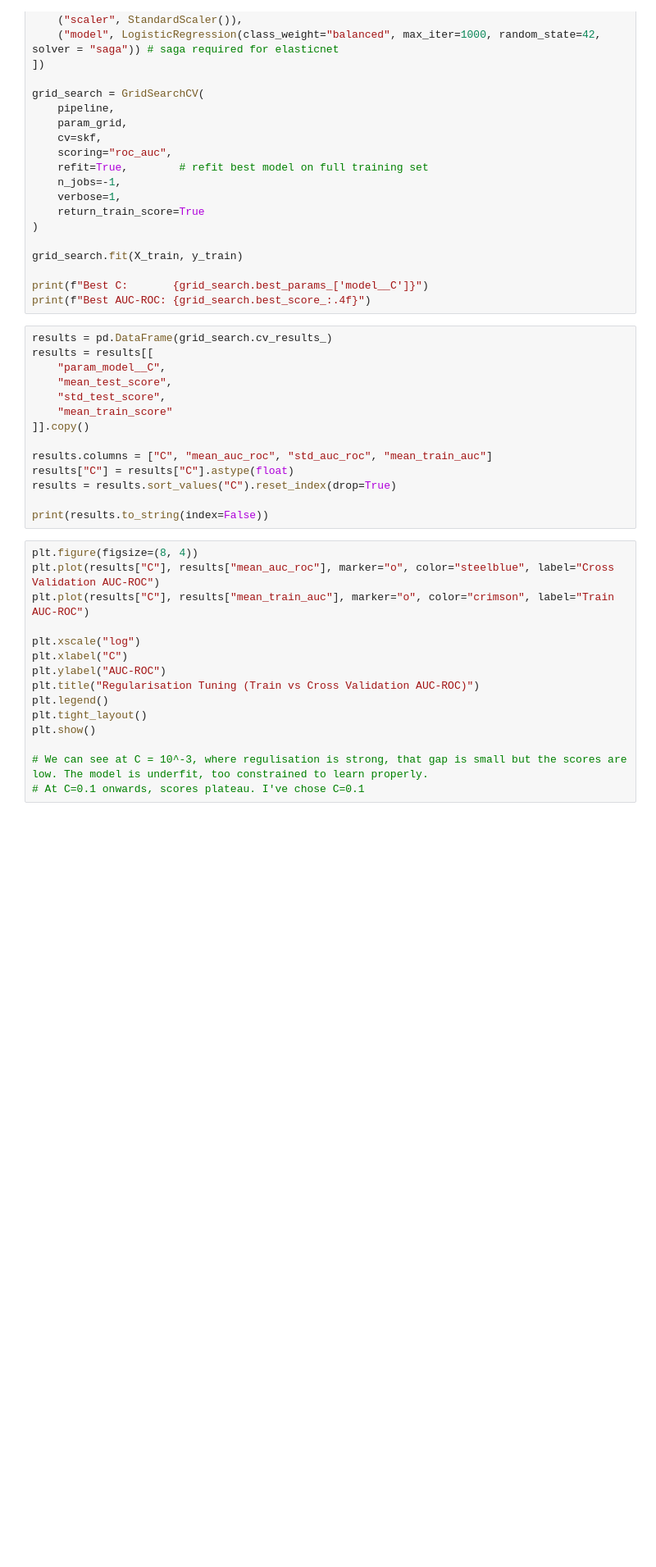
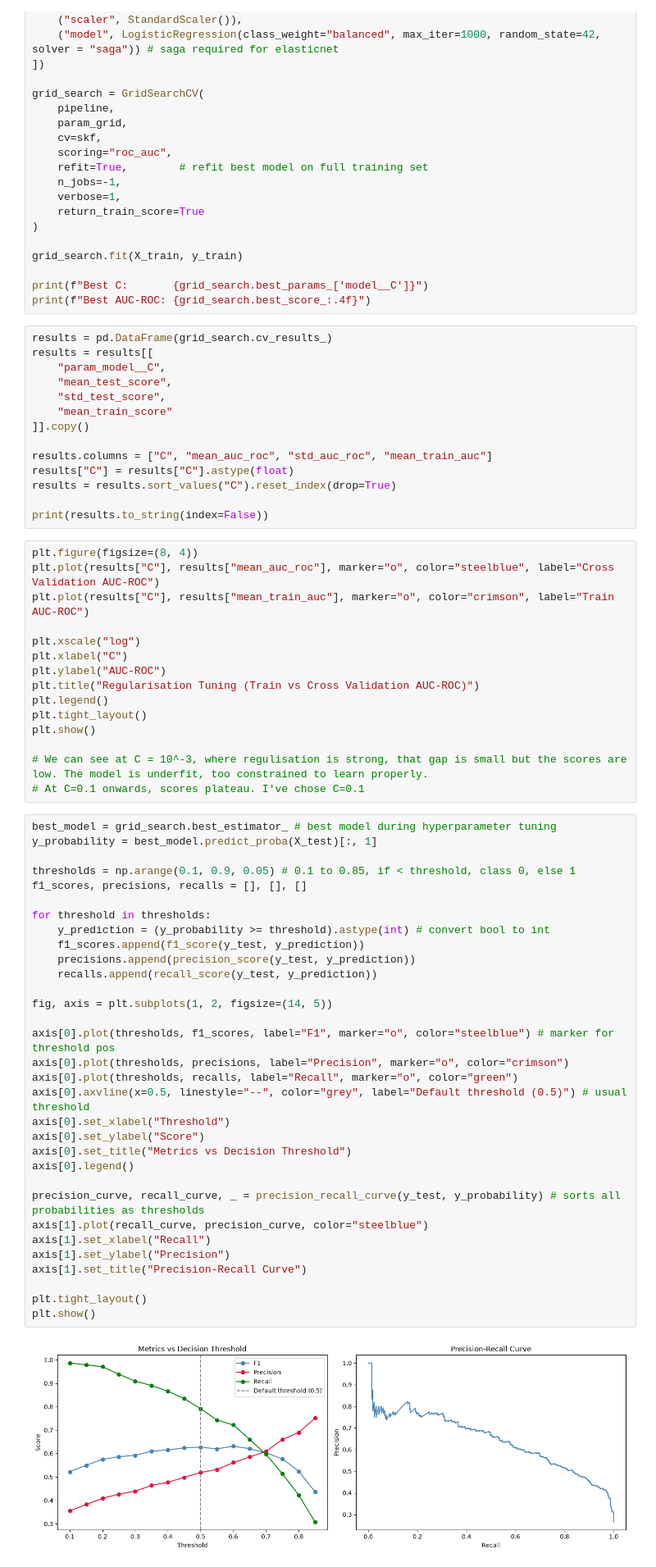
Before and after one commit to FranciszekMierzejewski/Churn-Predictor, a Jupyter notebook: notebooks/05_model_tuning.ipynb, the cells around one changed output. Shown at 82% size. Cells and saved outputs as stored; diff of their text form; blank space fills up the shorter version.

Commit message:
calculated f1, precision and recall score for each threshold, added precision recall curve

```diff
--- a/notebooks/05_model_tuning.ipynb
+++ b/notebooks/05_model_tuning.ipynb
@@ -70,3 +70,37 @@ plt.show()
 
 # We can see at C = 10^-3, where regulisation is strong, that gap is small but the scores are low. The model is underfit, too constrained to learn properly.
 # At C=0.1 onwards, scores plateau. I've chose C=0.1
+# %%
+best_model = grid_search.best_estimator_ # best model during hyperparameter tuning
+y_probability = best_model.predict_proba(X_test)[:, 1]
+
+thresholds = np.arange(0.1, 0.9, 0.05) # 0.1 to 0.85, if < threshold, class 0, else 1
+f1_scores, precisions, recalls = [], [], []
+
+for threshold in thresholds:
+    y_prediction = (y_probability >= threshold).astype(int) # convert bool to int
+    f1_scores.append(f1_score(y_test, y_prediction))
+    precisions.append(precision_score(y_test, y_prediction))
+    recalls.append(recall_score(y_test, y_prediction))
+
+fig, axis = plt.subplots(1, 2, figsize=(14, 5))
+
+axis[0].plot(thresholds, f1_scores, label="F1", marker="o", color="steelblue") # marker for threshold pos
+axis[0].plot(thresholds, precisions, label="Precision", marker="o", color="crimson")
+axis[0].plot(thresholds, recalls, label="Recall", marker="o", color="green")
+axis[0].axvline(x=0.5, linestyle="--", color="grey", label="Default threshold (0.5)") # usual threshold
+axis[0].set_xlabel("Threshold")
+axis[0].set_ylabel("Score")
+axis[0].set_title("Metrics vs Decision Threshold")
+axis[0].legend()
+
+precision_curve, recall_curve, _ = precision_recall_curve(y_test, y_probability) # sorts all probabilities as thresholds
+axis[1].plot(recall_curve, precision_curve, color="steelblue")
+axis[1].set_xlabel("Recall")
+axis[1].set_ylabel("Precision")
+axis[1].set_title("Precision-Recall Curve")
+
+plt.tight_layout()
+plt.show()
+# %% [output]
+[figure, added]
```
